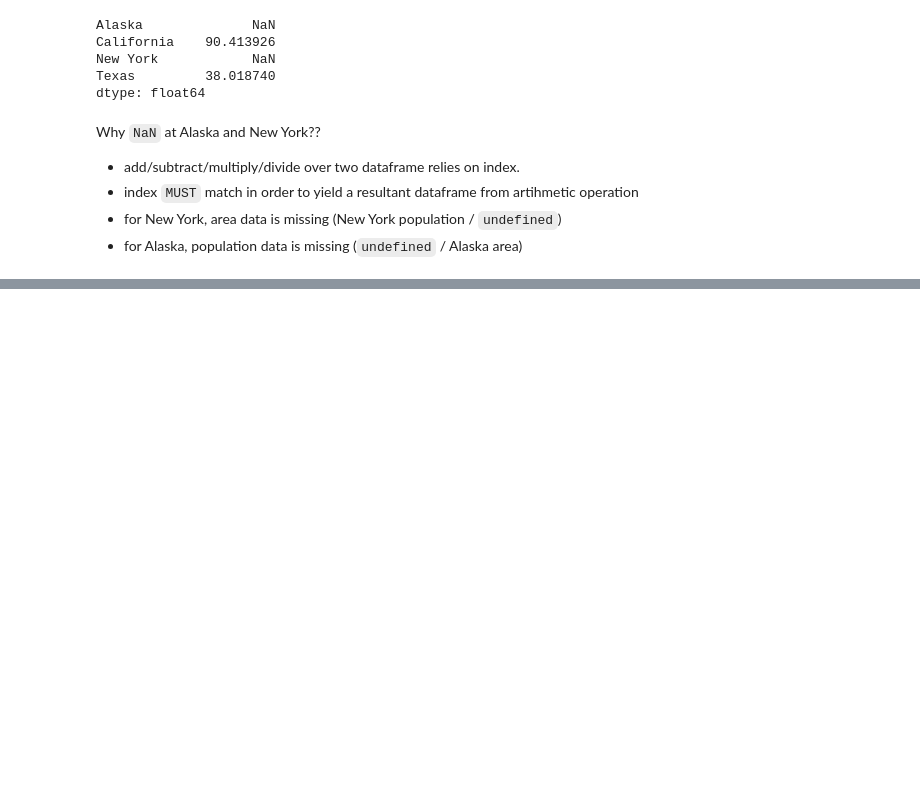
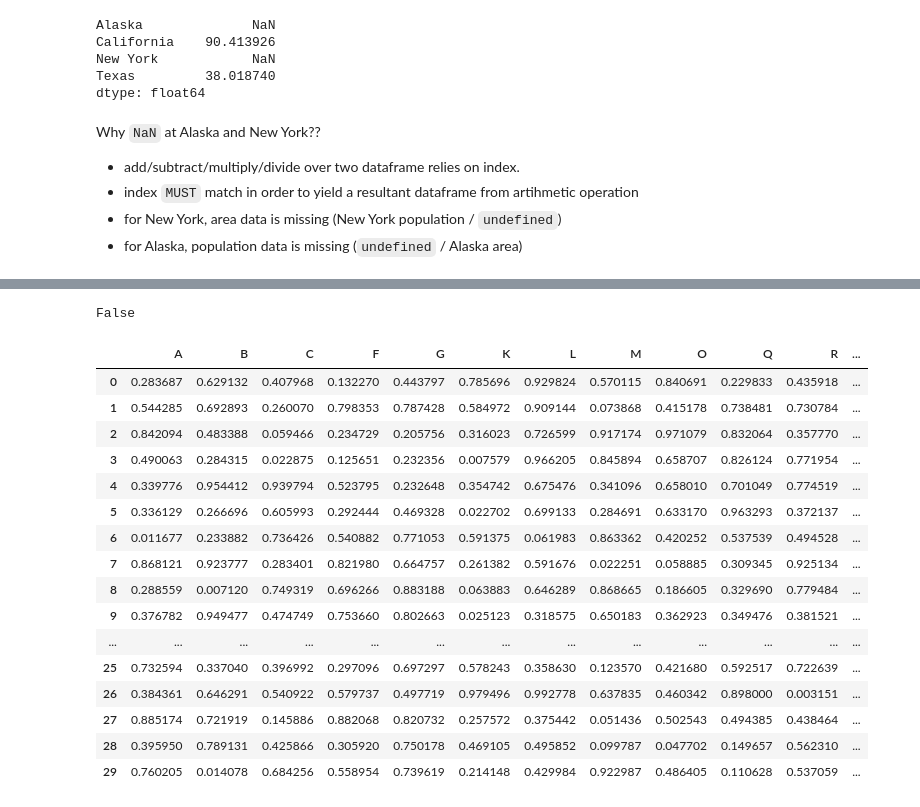
Before and after one commit to dowonh9599/everything-python, a Jupyter notebook: 06-pandas/01-introduction.ipynb, the cells around one changed output, grey strips where cells are left out. Cells and saved outputs as stored; diff of their text form; code cells hidden in the pictures; blank space fills up the shorter version.

Commit message:
feat: pandas

```diff
--- a/06-pandas/01-introduction.ipynb
+++ b/06-pandas/01-introduction.ipynb
@@ -849,0 +1128,46 @@ Why `NaN` at Alaska and New York??
+# %%
+col_B_nan_dropped.hasnans
+# %% [output]
+False
+# %%
+# or we could drop the whole column that has NaN
+# Goal: get a dataframe out of random_num_df, but only with columns that has no NaN
+
+# for(go through)...
+# if...
+# then...
+
+# what pandas can do?
+# 1. Pandas can find if column has NaN (.hasnans)
+# 2. Pandas can create a new dataframe that includes those columns whose names are specified (random_num_df[ ["A","B","C"] ])
+
+from typing import List
+
+cols_with_no_nan: List[str] = [] # list to keep the name of the column that has no NaN
+# 1. go through each columns in the dataframe
+for c in random_num_df.columns:
+  # 2. if you don't find NaN
+  if not random_num_df[c].hasnans:
+    # 3. keep the column name in the cols_with_no_nan
+    cols_with_no_nan.append(c)
+
+# finally, create a dataframe with only those column names in the cols_with_no_nan
+random_num_df[cols_with_no_nan]
+# %% [output]
+|  | A | B | C | F | G | K | L | M | O | Q | R | ... |
+| 0 | 0.283687 | 0.629132 | 0.407968 | 0.132270 | 0.443797 | 0.785696 | 0.929824 | 0.570115 | 0.840691 | 0.229833 | 0.435918 | ... |
+| 1 | 0.544285 | 0.692893 | 0.260070 | 0.798353 | 0.787428 | 0.584972 | 0.909144 | 0.073868 | 0.415178 | 0.738481 | 0.730784 | ... |
+| 2 | 0.842094 | 0.483388 | 0.059466 | 0.234729 | 0.205756 | 0.316023 | 0.726599 | 0.917174 | 0.971079 | 0.832064 | 0.357770 | ... |
+| 3 | 0.490063 | 0.284315 | 0.022875 | 0.125651 | 0.232356 | 0.007579 | 0.966205 | 0.845894 | 0.658707 | 0.826124 | 0.771954 | ... |
+| 4 | 0.339776 | 0.954412 | 0.939794 | 0.523795 | 0.232648 | 0.354742 | 0.675476 | 0.341096 | 0.658010 | 0.701049 | 0.774519 | ... |
+| 5 | 0.336129 | 0.266696 | 0.605993 | 0.292444 | 0.469328 | 0.022702 | 0.699133 | 0.284691 | 0.633170 | 0.963293 | 0.372137 | ... |
+| 6 | 0.011677 | 0.233882 | 0.736426 | 0.540882 | 0.771053 | 0.591375 | 0.061983 | 0.863362 | 0.420252 | 0.537539 | 0.494528 | ... |
+| 7 | 0.868121 | 0.923777 | 0.283401 | 0.821980 | 0.664757 | 0.261382 | 0.591676 | 0.022251 | 0.058885 | 0.309345 | 0.925134 | ... |
+| 8 | 0.288559 | 0.007120 | 0.749319 | 0.696266 | 0.883188 | 0.063883 | 0.646289 | 0.868665 | 0.186605 | 0.329690 | 0.779484 | ... |
+| 9 | 0.376782 | 0.949477 | 0.474749 | 0.753660 | 0.802663 | 0.025123 | 0.318575 | 0.650183 | 0.362923 | 0.349476 | 0.381521 | ... |
+| ... | ... | ... | ... | ... | ... | ... | ... | ... | ... | ... | ... | ... |
+| 25 | 0.732594 | 0.337040 | 0.396992 | 0.297096 | 0.697297 | 0.578243 | 0.358630 | 0.123570 | 0.421680 | 0.592517 | 0.722639 | ... |
+| 26 | 0.384361 | 0.646291 | 0.540922 | 0.579737 | 0.497719 | 0.979496 | 0.992778 | 0.637835 | 0.460342 | 0.898000 | 0.003151 | ... |
+| 27 | 0.885174 | 0.721919 | 0.145886 | 0.882068 | 0.820732 | 0.257572 | 0.375442 | 0.051436 | 0.502543 | 0.494385 | 0.438464 | ... |
+| 28 | 0.395950 | 0.789131 | 0.425866 | 0.305920 | 0.750178 | 0.469105 | 0.495852 | 0.099787 | 0.047702 | 0.149657 | 0.562310 | ... |
+| 29 | 0.760205 | 0.014078 | 0.684256 | 0.558954 | 0.739619 | 0.214148 | 0.429984 | 0.922987 | 0.486405 | 0.110628 | 0.537059 | ... |
```
Also changed, not shown: parts of 33 cells of this notebook, 1 other file.
